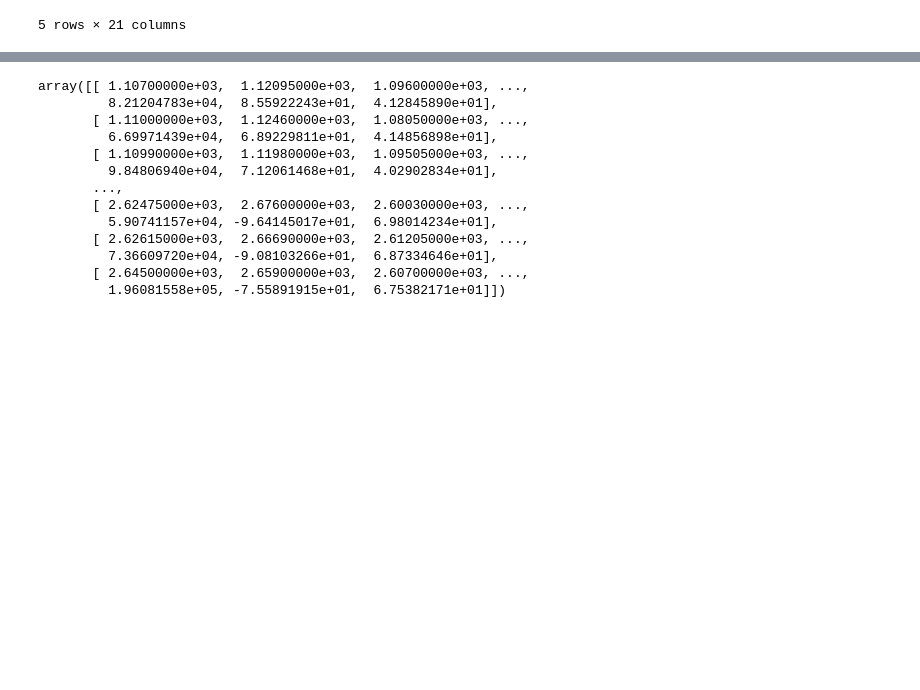
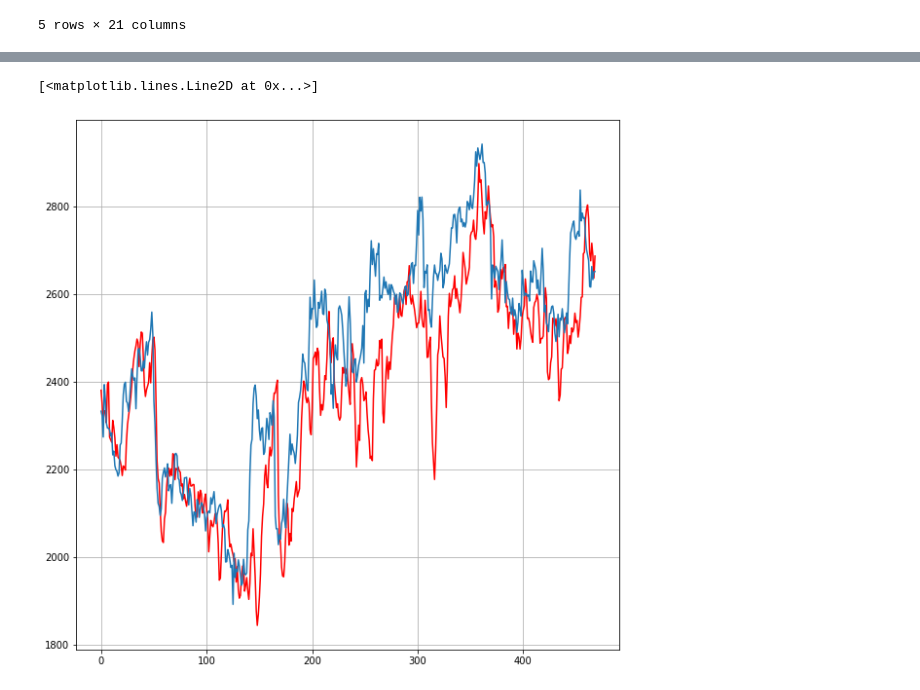
Before and after one commit to xerxes01/HCC, a Jupyter notebook: nn_cnn.ipynb, the cells around one changed output, grey strips where cells are left out. Saved outputs shown, nothing was run; the diff lists cells and outputs as text; code cells hidden in the pictures; blank space fills up the shorter version.

```diff
--- a/nn_cnn.ipynb
+++ b/nn_cnn.ipynb
@@ -96,9 +104,9 @@ dataset = (dataset-data_mean)/data_std
 past_history = 21
 future_target = 1
 STEP = 1
-X_train, y_train = multivariate_data(dataset, target, 0, TRAIN_SPLIT, past_history, future_target, STEP,
+X_train, y_train = multivariate_data(dataset, target_class, 0, TRAIN_SPLIT, past_history, future_target, STEP,
                                      single_step=True)
-X_test, y_test = multivariate_data(dataset, target, TRAIN_SPLIT, None, past_history, future_target, STEP,
+X_test, y_test = multivariate_data(dataset, target_class, TRAIN_SPLIT, None, past_history, future_target, STEP,
                                      single_step=True)
 X_train = X_train.reshape(X_train.shape[0],21,21,1)
 X_test = X_test.reshape(X_test.shape[0],21,21,1)
@@ -111,12 +123,12 @@ model.add(MaxPooling2D(pool_size =(2, 2)))
 model.add(Flatten())
 model.add(Dense(units = 128, activation = "relu"))
 model.add(Dense(units = 64, activation = "relu"))
-model.add(Dense(units=1, activation='relu'))
+model.add(Dense(units=1, activation='sigmoid'))
 # %%
-model.compile(loss="mae", optimizer="adam")
+model.compile(loss = "binary_crossentropy", optimizer="adam", metrics = ["accuracy"])
 # %%
 BATCH_SIZE = 32
-EPOCHS = 1000
+EPOCHS = 100
 
 model.fit(X_train, y_train,
           batch_size=BATCH_SIZE,
@@ -144,16 +156,0 @@ Epoch 137/1000
-# %%
-data_df.values
-# %% [output]
-array([[ 1.10700000e+03,  1.12095000e+03,  1.09600000e+03, ...,
-         8.21204783e+04,  8.55922243e+01,  4.12845890e+01],
-       [ 1.11000000e+03,  1.12460000e+03,  1.08050000e+03, ...,
-         6.69971439e+04,  6.89229811e+01,  4.14856898e+01],
-       [ 1.10990000e+03,  1.11980000e+03,  1.09505000e+03, ...,
-         9.84806940e+04,  7.12061468e+01,  4.02902834e+01],
-       ...,
-       [ 2.62475000e+03,  2.67600000e+03,  2.60030000e+03, ...,
-         5.90741157e+04, -9.64145017e+01,  6.98014234e+01],
-       [ 2.62615000e+03,  2.66690000e+03,  2.61205000e+03, ...,
-         7.36609720e+04, -9.08103266e+01,  6.87334646e+01],
-       [ 2.64500000e+03,  2.65900000e+03,  2.60700000e+03, ...,
-         1.96081558e+05, -7.55891915e+01,  6.75382171e+01]])
@@ -161,0 +157,9 @@ X_train = X_train.reshape(X_train.shape[0],21,21,1).shape
+# %%
+import matplotlib.pyplot as plt
+plt.figure(figsize=(10,10))
+plt.plot(model.predict(X_test), color = 'r')
+plt.grid()
+plt.plot(y_test)
+# %% [output]
+[<matplotlib.lines.Line2D at 0x...>]
+[figure, added]
```
Also changed, not shown: parts of 22 cells of this notebook.
